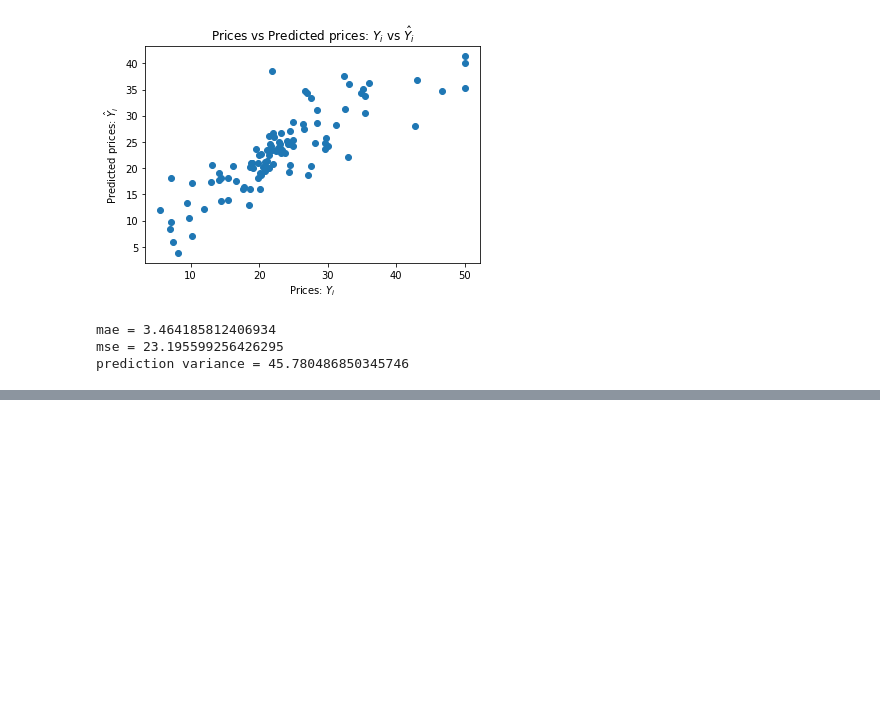
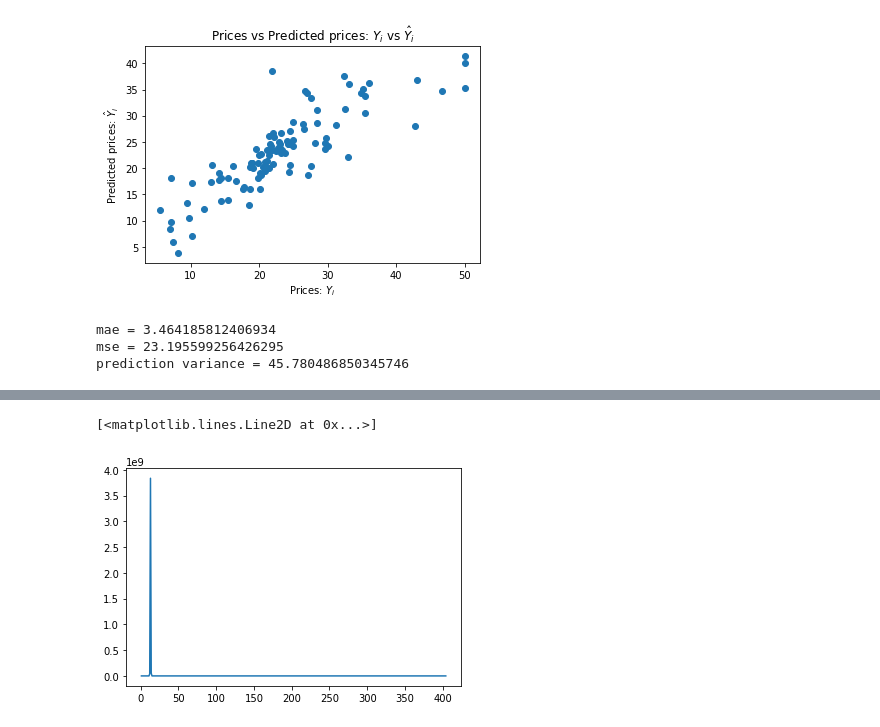
Before and after one commit to Intelligent-Systems-Phystech/StartCode, a Jupyter notebook: Nasedkin2018ProblemHousingPrices/HousingPrices.ipynb, the cells around one changed output, grey strips where cells are left out. Drawn from its saved outputs; the diff is of its cells as text; code cells hidden in the pictures; blank space fills up the shorter version.

```diff
--- a/Nasedkin2018ProblemHousingPrices/HousingPrices.ipynb
+++ b/Nasedkin2018ProblemHousingPrices/HousingPrices.ipynb
@@ -82,0 +97,5 @@ plt.plot(x, r2)
+# %%
+plt.plot(x, r2_d)
+# %% [output]
+[<matplotlib.lines.Line2D at 0x...>]
+[figure, added]
```
Also changed, not shown: parts of 7 cells of this notebook.
